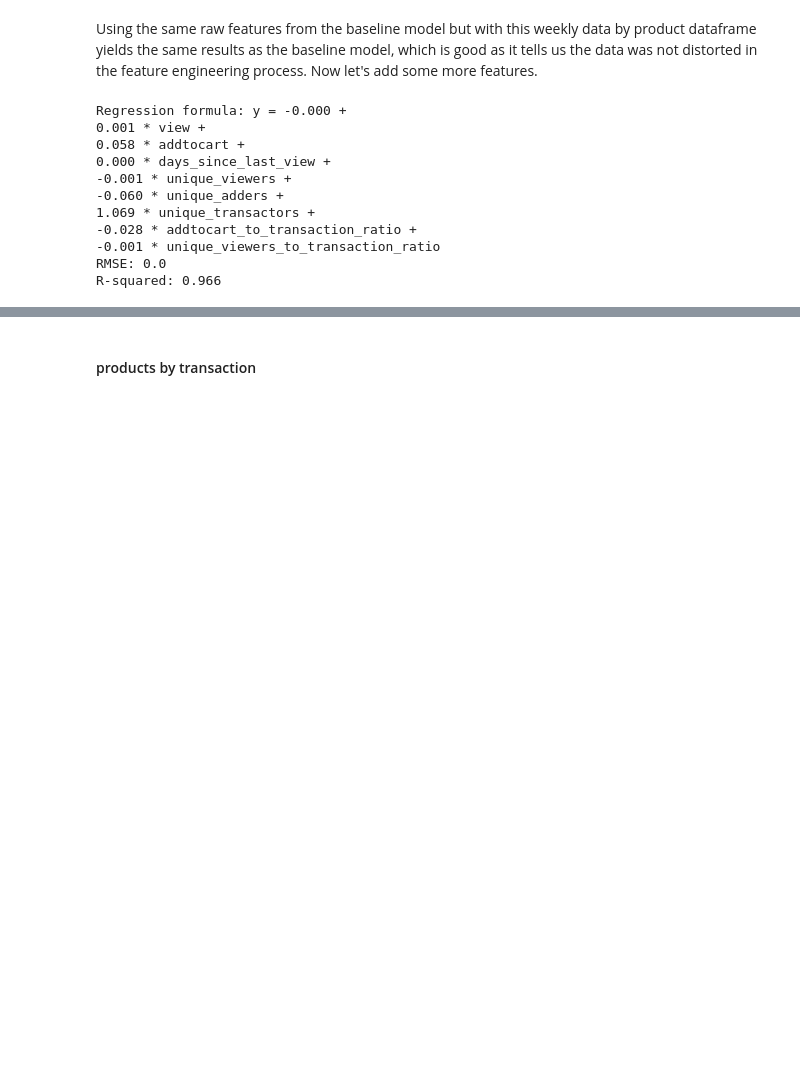
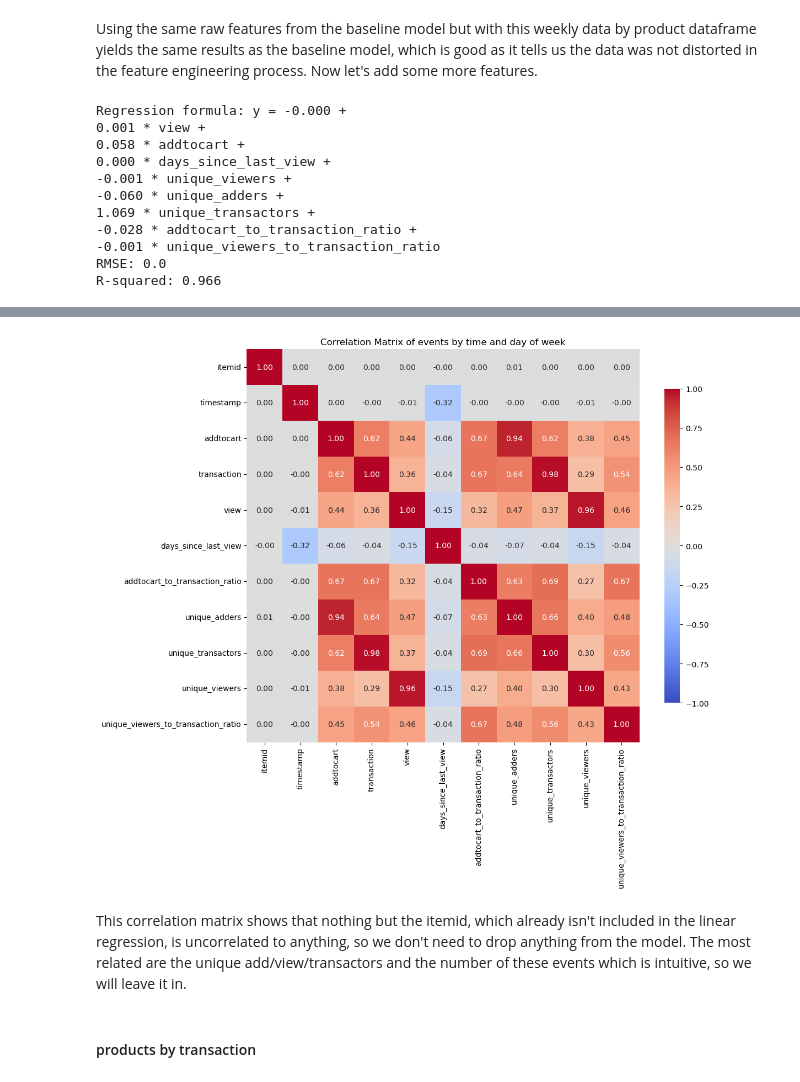
Before and after one commit to oliviasteeed/461A2, a Jupyter notebook: A2.ipynb, the cells around one changed output, grey strips where cells are left out. Cells and saved outputs as stored; diff of their text form; code cells hidden in the pictures; blank space fills up the shorter version.

```diff
--- a/A2.ipynb
+++ b/A2.ipynb
@@ -1142,3 +1247,17 @@ The weekly_summary features seem to have been very helpful, as the RMSE and R²
+# %%
+# plot correlation matrix of all features in weekly_summary
+
+correlation_matrix = weekly_summary.corr()
+# Plot the correlation matrix using a heatmap
+plt.figure(figsize=(12, 10))
+sns.heatmap(correlation_matrix, annot=True, fmt=".2f", cmap='coolwarm', square=True, cbar_kws={"shrink": .8}, vmin=-1, vmax=1)
+plt.title('Correlation Matrix of events by time and day of week')
+plt.tight_layout()
+plt.show()
+# %% [output]
+[figure, added]
+# %% [markdown]
+This correlation matrix shows that nothing but the itemid, which already isn't included in the linear regression, is uncorrelated to anything, so we don't need to drop anything from the model. The most related are the unique add/view/transactors and the number of these events which is intuitive, so we will leave it in.
 # %% [markdown]
 #### products by transaction
 # %% [markdown]
```
Also changed, not shown: parts of 32 cells of this notebook.
